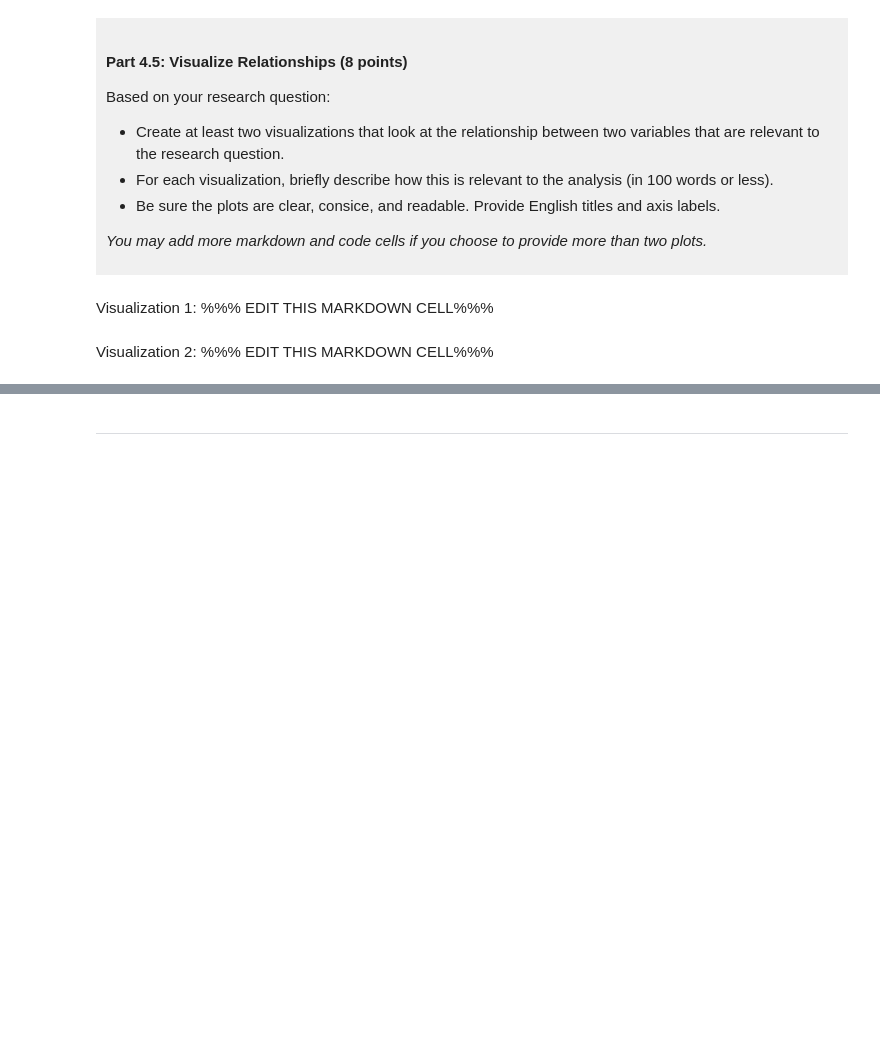
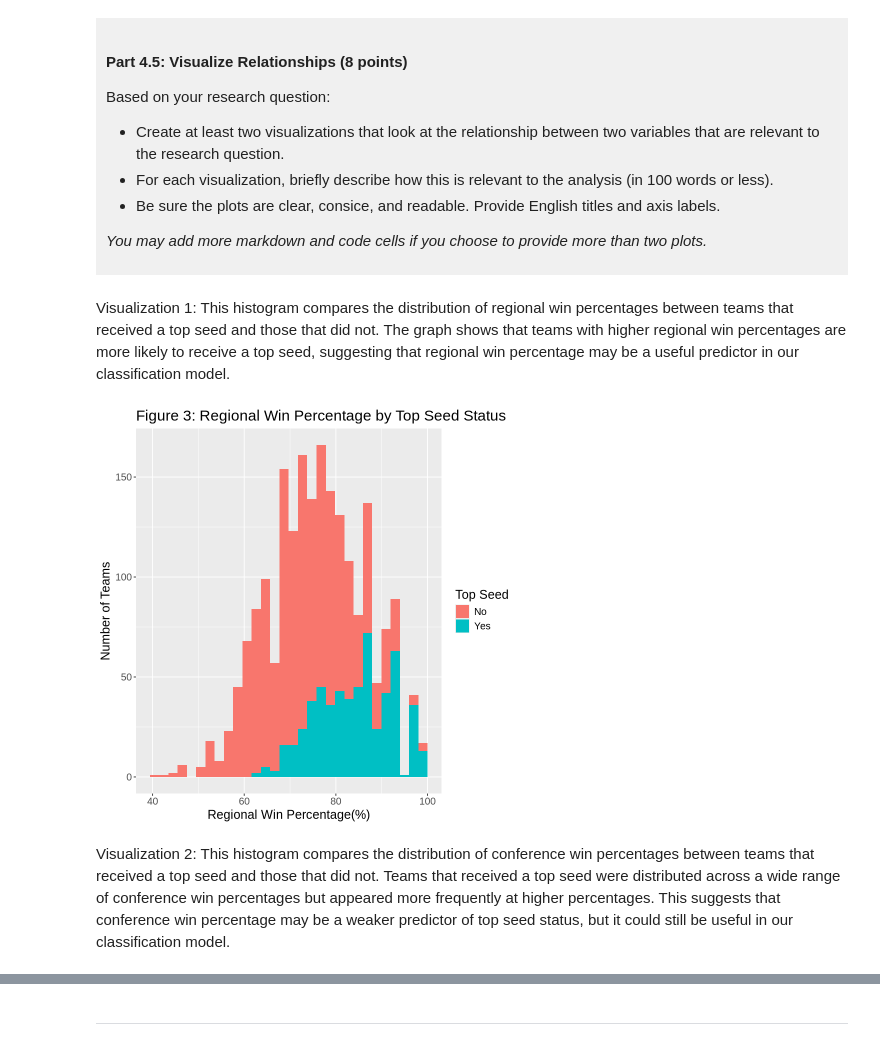
Before and after one commit to chuning-s/dsci-100-project-chuning-sun, a Jupyter notebook: dsci-100-project-notebook.ipynb, the cells around one changed output, grey strips where cells are left out. Cells and saved outputs as stored; diff of their text form; code cells hidden in the pictures; blank space fills up the shorter version.

```diff
--- a/dsci-100-project-notebook.ipynb
+++ b/dsci-100-project-notebook.ipynb
@@ -323,8 +402,18 @@ Based on your research question:
 *You may add more markdown and code cells if you choose to provide more than two plots.*
 </div>
 # %% [markdown]
-Visualization 1: %%% EDIT THIS MARKDOWN CELL%%%
+Visualization 1: This histogram compares the distribution of regional win percentages between teams that received a top seed and those that did not. The graph shows that teams with higher regional win percentages are more likely to receive a top seed, suggesting that regional win percentage may be a useful predictor in our classification model.
 # %%
-### EDIT THIS CODE CELL FOR VISUALIZATION 1###
+relationship <- basketball_narm|>
+ggplot (aes(x=reg_wins_pct,fill=top_seed))+
+geom_histogram(bins=30)+
+labs(x="Regional Win Percentage(%)",
+     y="Number of Teams",
+    fill="Top Seed",
+     title="Figure 3: Regional Win Percentage by Top Seed Status")+
+theme (text=element_text(size=15))
+relationship
+# %% [output]
+[figure, added]
 # %% [markdown]
-Visualization 2: %%% EDIT THIS MARKDOWN CELL%%%
+Visualization 2: This histogram compares the distribution of conference win percentages between teams that received a top seed and those that did not. Teams that received a top seed were distributed across a wide range of conference win percentages but appeared more frequently at higher percentages. This suggests that conference win percentage may be a weaker predictor of top seed status, but it could still be useful in our classification model.
```
Also changed, not shown: parts of 11 cells of this notebook.
